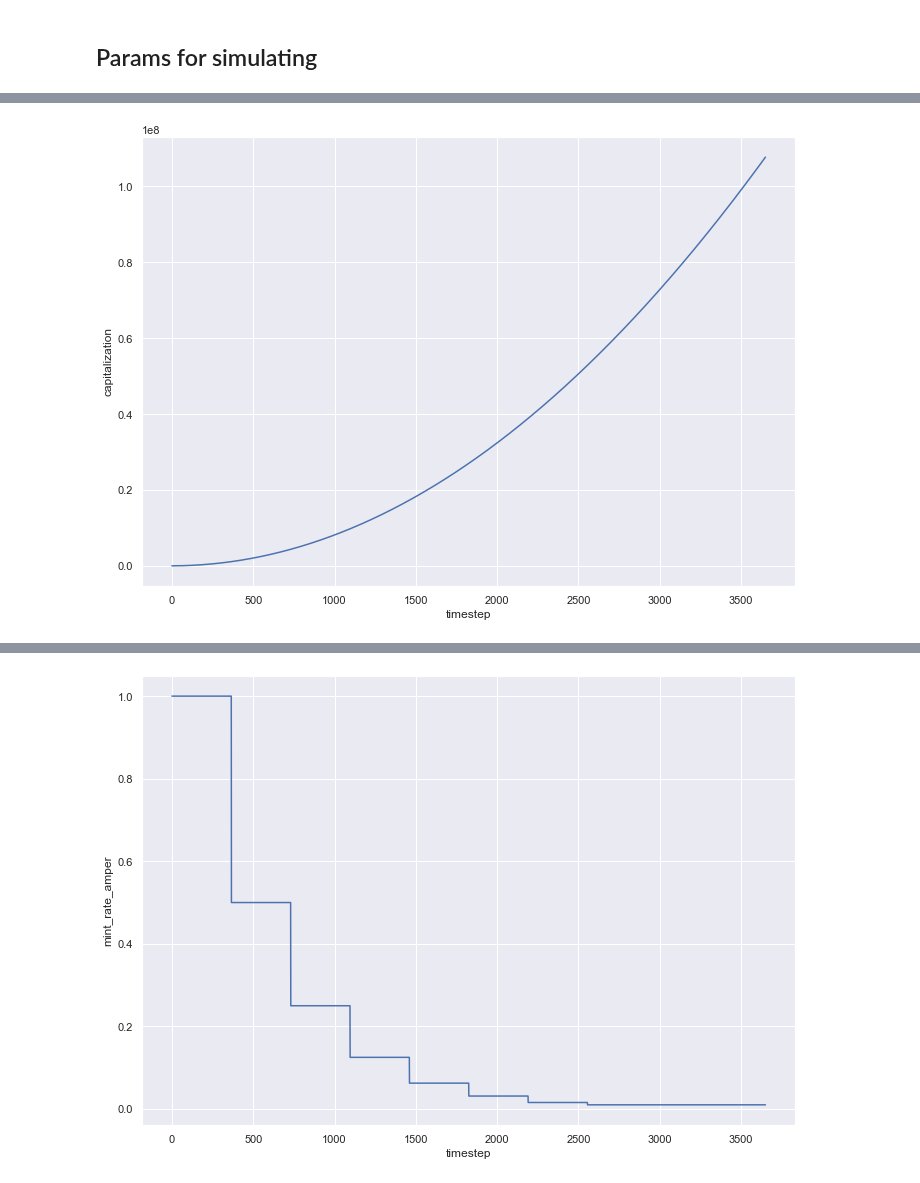
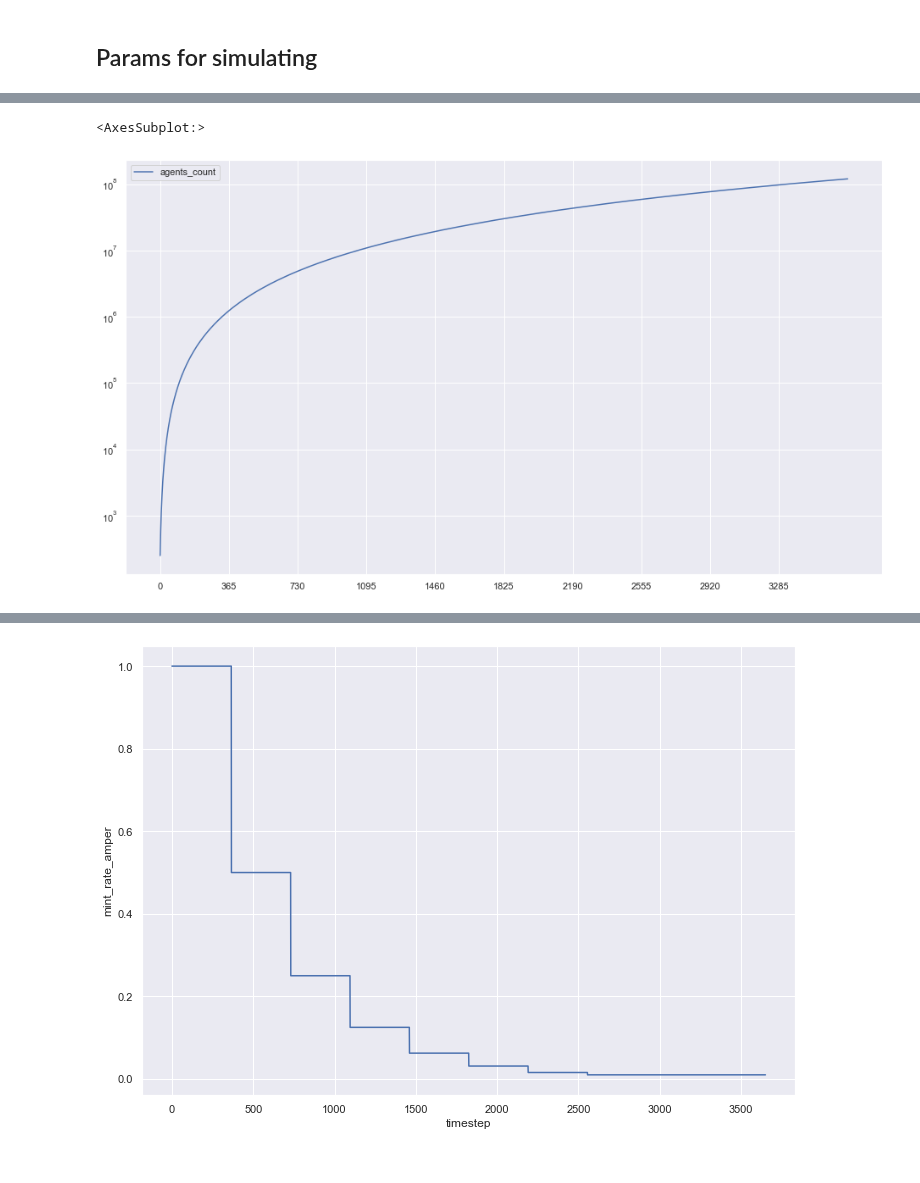
Before and after one commit to cybercongress/cybernomics, a Jupyter notebook: bostrom_simulation/simulation.ipynb, the cells around one changed output, grey strips where cells are left out. Cells and saved outputs as stored; diff of their text form; code cells hidden in the pictures.

```diff
--- a/bostrom_simulation/simulation.ipynb
+++ b/bostrom_simulation/simulation.ipynb
@@ -249,4 +211,6 @@ linear_plot(plot_df, 'capitalization_per_agent', render='sns')
-# %%
-linear_plot(plot_df, 'capitalization', render='sns')
-# %% [output]
-[figure, removed]
+# %%
+agents_count = plot_df[['agents_count']]
+agents_count.plot.line(figsize=(16,9), logy=True, xticks=range(0, 3650, 365))
+# %% [output]
+<AxesSubplot:>
+[figure, added]
```
Also changed, not shown: parts of 34 cells of this notebook, 3 other files.
